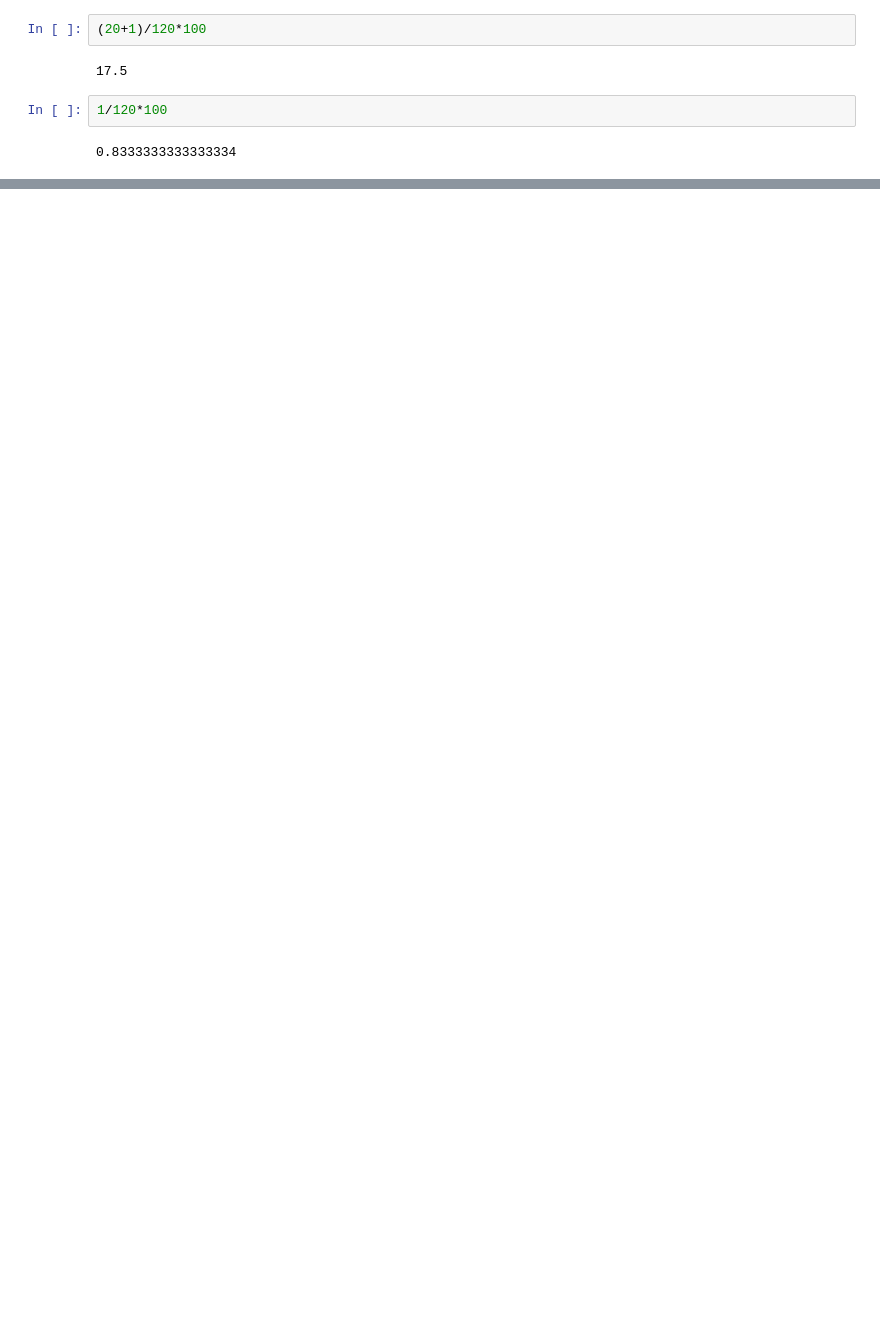
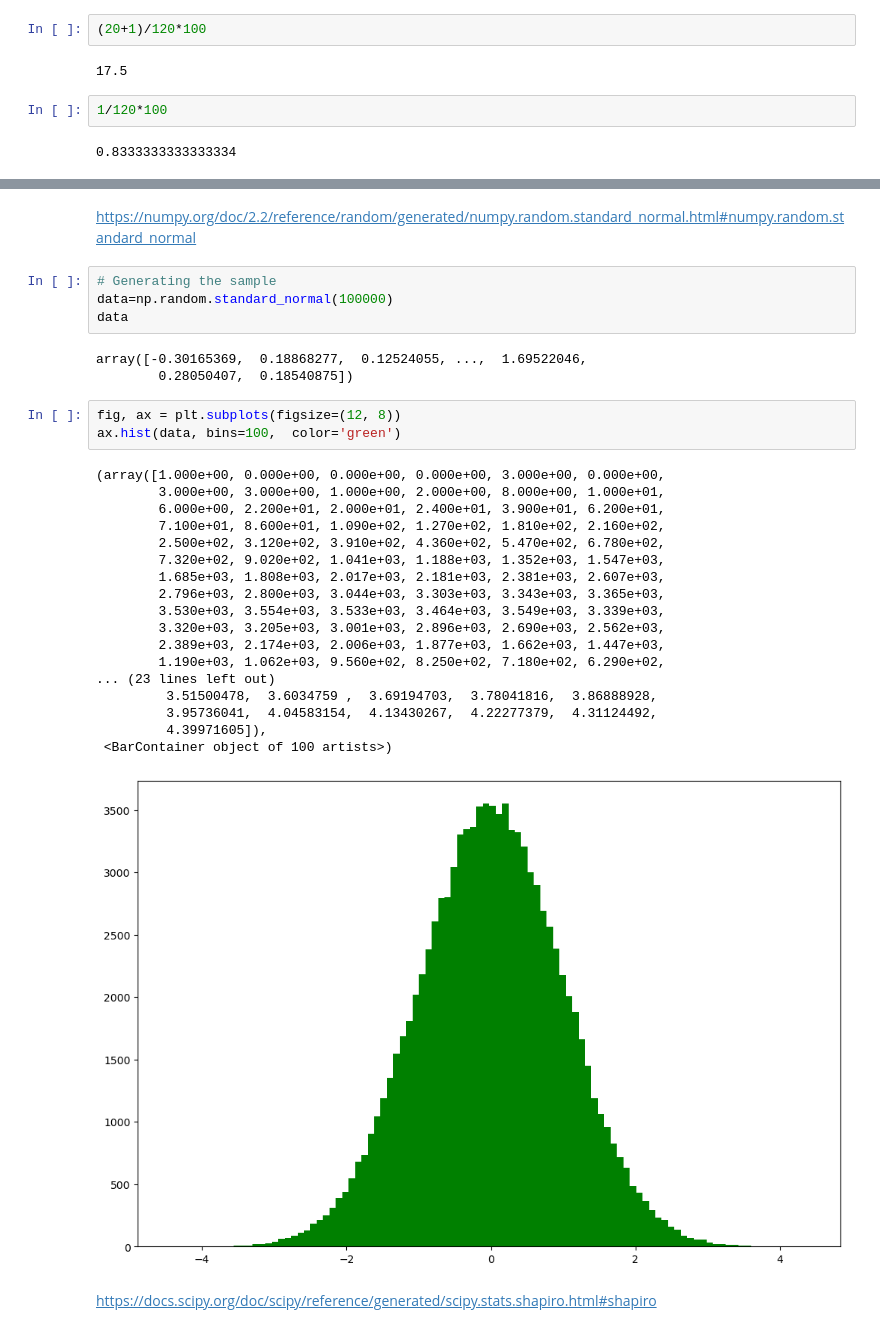
Before and after one commit to lmacakova/applied_statistics_r, a Jupyter notebook: problems.ipynb, the cells around one changed output, grey strips where cells are left out. Cells and saved outputs as stored; diff of their text form; blank space fills up the shorter version.

Commit message:
normal distribution 1

```diff
--- a/problems.ipynb
+++ b/problems.ipynb
@@ -112,0 +111,33 @@ None
+# %% [markdown]
+https://numpy.org/doc/2.2/reference/random/generated/numpy.random.standard_normal.html#numpy.random.standard_normal
+# %%
+# Generating the sample
+data=np.random.standard_normal(100000)
+data
+# %% [output]
+array([-0.30165369,  0.18868277,  0.12524055, ...,  1.69522046,
+        0.28050407,  0.18540875])
+# %%
+fig, ax = plt.subplots(figsize=(12, 8))
+ax.hist(data, bins=100,  color='green')
+# %% [output]
+(array([1.000e+00, 0.000e+00, 0.000e+00, 0.000e+00, 3.000e+00, 0.000e+00,
+        3.000e+00, 3.000e+00, 1.000e+00, 2.000e+00, 8.000e+00, 1.000e+01,
+        6.000e+00, 2.200e+01, 2.000e+01, 2.400e+01, 3.900e+01, 6.200e+01,
+        7.100e+01, 8.600e+01, 1.090e+02, 1.270e+02, 1.810e+02, 2.160e+02,
+        2.500e+02, 3.120e+02, 3.910e+02, 4.360e+02, 5.470e+02, 6.780e+02,
+        7.320e+02, 9.020e+02, 1.041e+03, 1.188e+03, 1.352e+03, 1.547e+03,
+        1.685e+03, 1.808e+03, 2.017e+03, 2.181e+03, 2.381e+03, 2.607e+03,
+        2.796e+03, 2.800e+03, 3.044e+03, 3.303e+03, 3.343e+03, 3.365e+03,
+        3.530e+03, 3.554e+03, 3.533e+03, 3.464e+03, 3.549e+03, 3.339e+03,
+        3.320e+03, 3.205e+03, 3.001e+03, 2.896e+03, 2.690e+03, 2.562e+03,
+        2.389e+03, 2.174e+03, 2.006e+03, 1.877e+03, 1.662e+03, 1.447e+03,
+        1.190e+03, 1.062e+03, 9.560e+02, 8.250e+02, 7.180e+02, 6.290e+02,
+... (23 lines left out)
+         3.51500478,  3.6034759 ,  3.69194703,  3.78041816,  3.86888928,
+         3.95736041,  4.04583154,  4.13430267,  4.22277379,  4.31124492,
+         4.39971605]),
+ <BarContainer object of 100 artists>)
+[figure, added]
+# %% [markdown]
+https://docs.scipy.org/doc/scipy/reference/generated/scipy.stats.shapiro.html#shapiro
```
Also changed, not shown: parts of 8 cells of this notebook.
